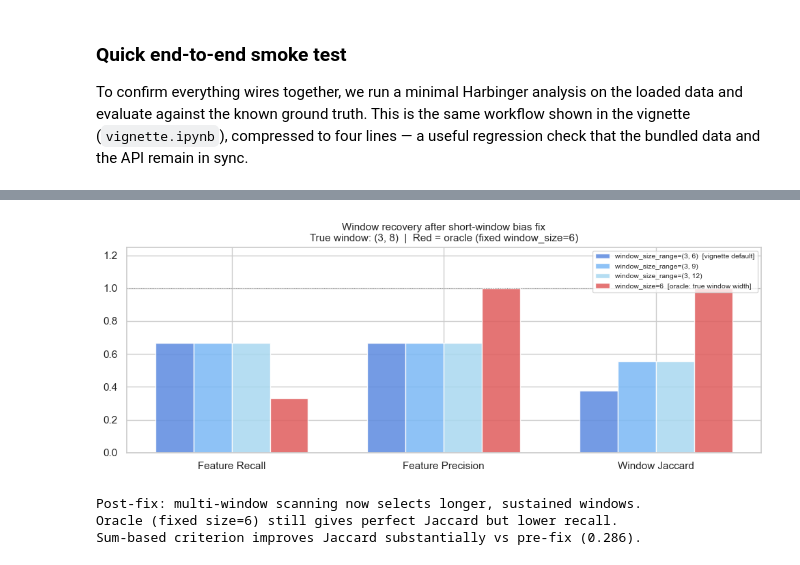
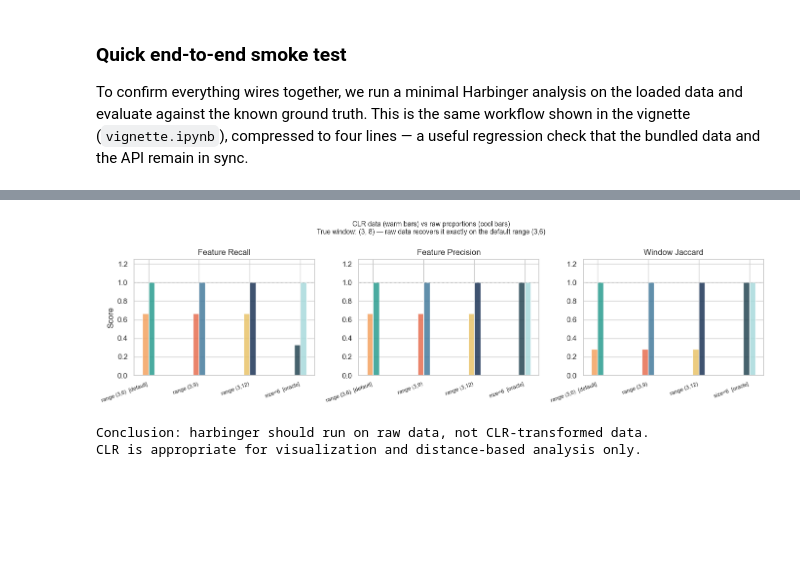
Before and after one commit to cbumby17/TEMPO, a Jupyter notebook: dev_notebook.ipynb, the cells around one changed output, grey strips where cells are left out. Drawn from its saved outputs; the diff is of its cells as text; code cells hidden in the pictures; blank space fills up the shorter version.

```diff
--- a/dev_notebook.ipynb
+++ b/dev_notebook.ipynb
@@ -1045,34 +1044,39 @@ window_size=6  [oracle: true window width]
-# %%
-# ── Bar chart comparison ──────────────────────────────────────────────────────
-metrics = ['recall', 'precision', 'jaccard']
-x = np.arange(len(metrics))
-width = 0.18
-colors = ['#5c8ae0', '#7ab8f5', '#a8d8f0', '#e05c5c']
-
-fig, ax = plt.subplots(figsize=(10, 4))
-for i, row in enumerate(rows):
-    vals = [row[m] for m in metrics]
-    bars = ax.bar(x + i * width, vals, width, label=row['condition'],
-                  color=colors[i], alpha=0.85)
-
-ax.set_xticks(x + width * 1.5)
-ax.set_xticklabels(['Feature Recall', 'Feature Precision', 'Window Jaccard'])
-ax.set_ylim(0, 1.25)
-ax.axhline(1.0, color='gray', lw=0.7, ls=':')
-ax.set_title(
-    'Window recovery after short-window bias fix\n'
-    'True window: (3, 8)  |  Red = oracle (fixed window_size=6)',
-    fontsize=11
-)
-ax.legend(fontsize=7.5, loc='upper right')
-plt.tight_layout()
-plt.show()
-
-print('Post-fix: multi-window scanning now selects longer, sustained windows.')
-print('Oracle (fixed size=6) still gives perfect Jaccard but lower recall.')
-print('Sum-based criterion improves Jaccard substantially vs pre-fix (0.286).')
-# %% [output]
-[figure, removed]
-Post-fix: multi-window scanning now selects longer, sustained windows.
-Oracle (fixed size=6) still gives perfect Jaccard but lower recall.
-Sum-based criterion improves Jaccard substantially vs pre-fix (0.286).
+# %%
+# ── Side-by-side bar chart: CLR vs raw ───────────────────────────────────────
+metrics = ['recall', 'precision', 'jaccard']
+x = np.arange(len(conditions))
+width = 0.12
+clr_colors  = ['#f4a261', '#e76f51', '#e9c46a', '#264653']  # warm = CLR
+raw_colors  = ['#2a9d8f', '#457b9d', '#1d3557', '#a8dadc']  # cool = raw
+
+fig, axes = plt.subplots(1, 3, figsize=(14, 4))
+for ax_idx, (ax, metric, metric_label) in enumerate(
+    zip(axes, metrics, ['Feature Recall', 'Feature Precision', 'Window Jaccard'])
+):
+    for i, (clr_row, raw_row) in enumerate(zip(clr_rows, raw_rows)):
+        ax.bar(i - width/2, clr_row[metric], width, color=clr_colors[i],
+               alpha=0.85, label=clr_row['condition'] if ax_idx == 0 else '')
+        ax.bar(i + width/2, raw_row[metric], width, color=raw_colors[i],
+               alpha=0.85)
+    ax.set_ylim(0, 1.25)
+    ax.axhline(1.0, color='gray', lw=0.7, ls=':')
+    ax.set_xticks(np.arange(len(conditions)))
+    ax.set_xticklabels([r['condition'] for r in clr_rows], rotation=20, ha='right', fontsize=8)
+    ax.set_title(metric_label)
+    if ax_idx == 0:
+        ax.set_ylabel('Score')
+
+fig.suptitle(
+    'CLR data (warm bars) vs raw proportions (cool bars)\n'
+    'True window: (3, 8) — raw data recovers it exactly on the default range (3,6)',
+    fontsize=10
+)
+plt.tight_layout()
+plt.show()
+
+print('Conclusion: harbinger should run on raw data, not CLR-transformed data.')
+print('CLR is appropriate for visualization and distance-based analysis only.')
+# %% [output]
+[figure, added]
+Conclusion: harbinger should run on raw data, not CLR-transformed data.
+CLR is appropriate for visualization and distance-based analysis only.
```
Also changed, not shown: parts of 6 cells of this notebook, 6 other files.
